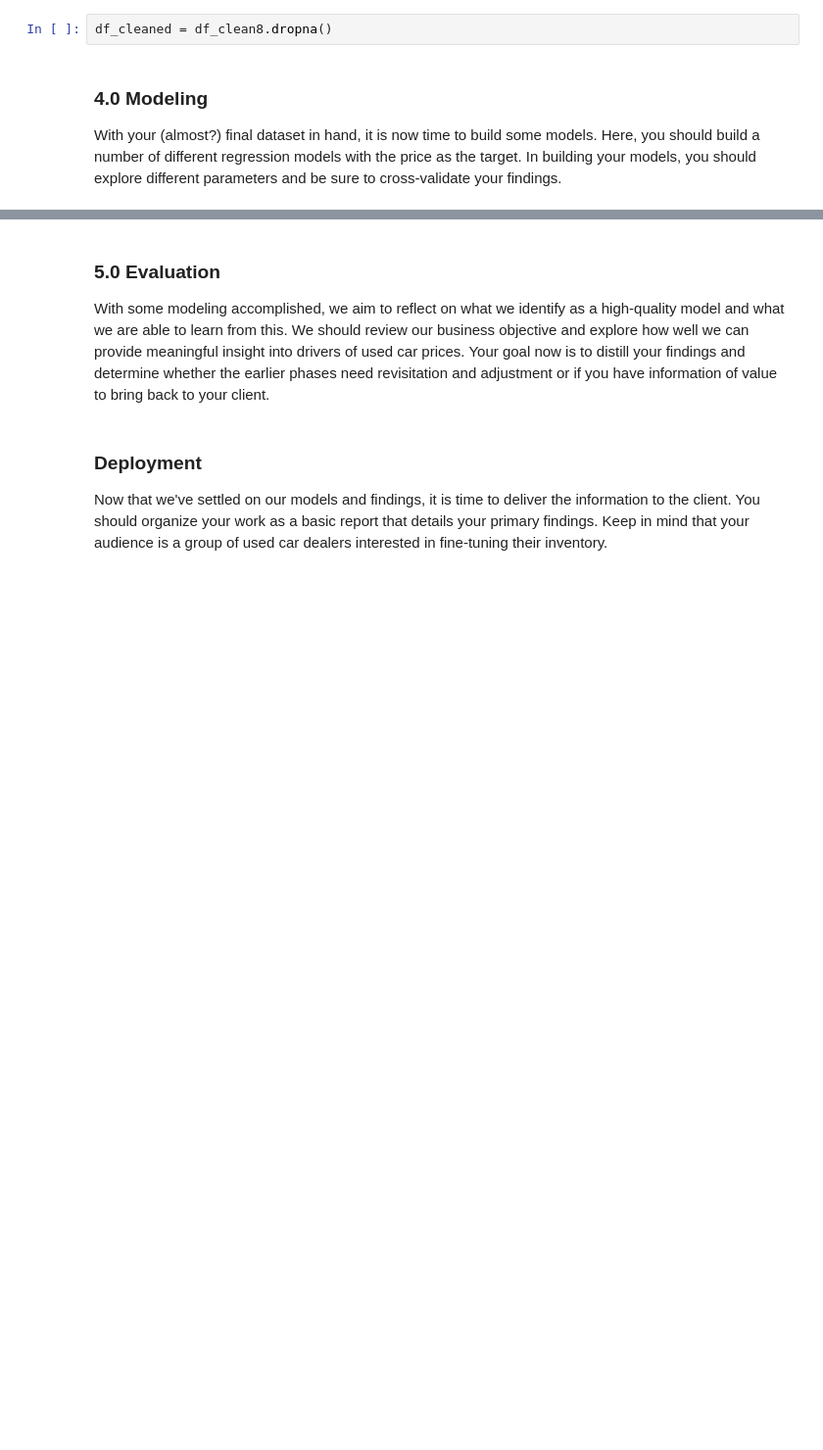
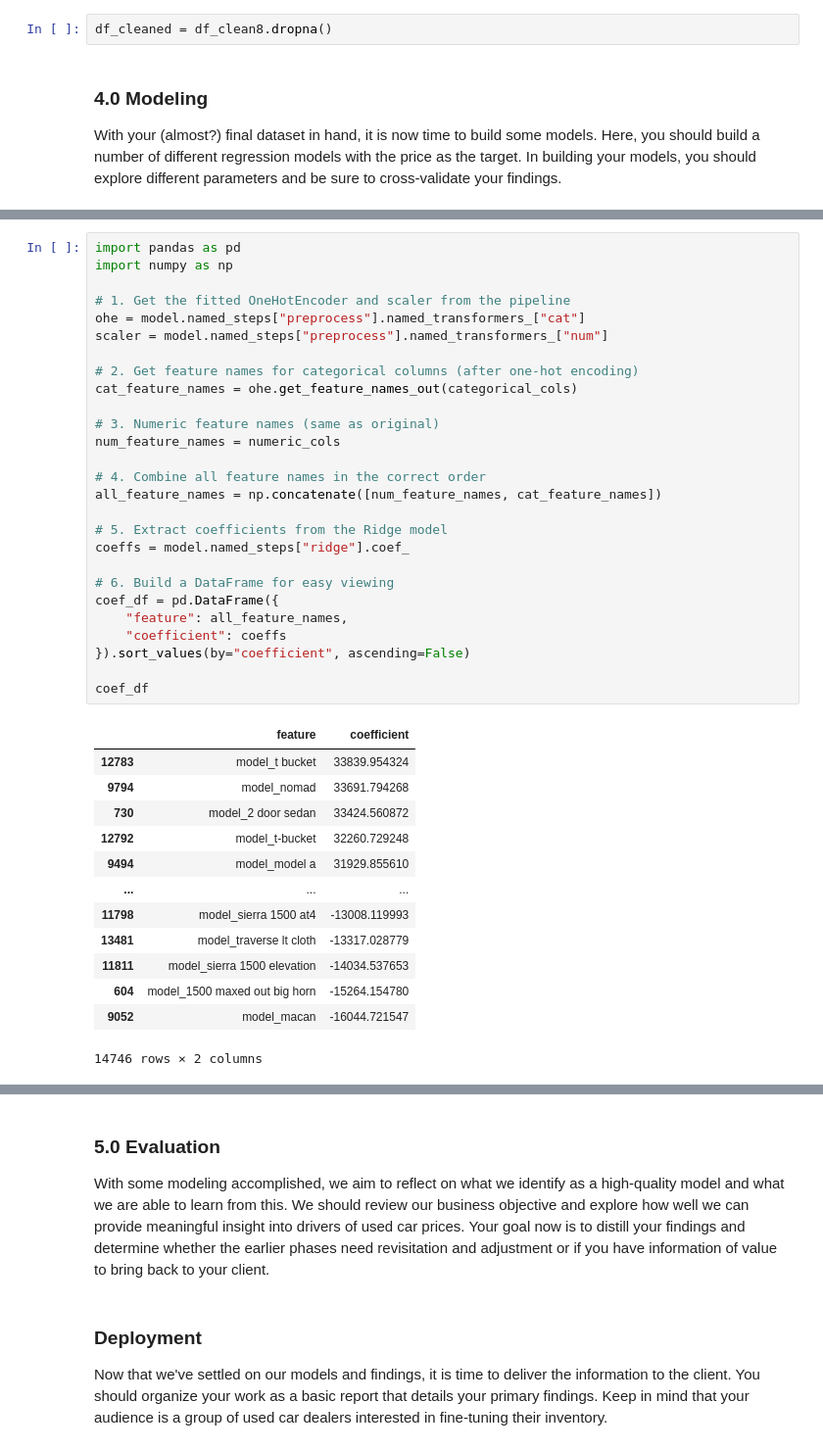
Before and after one commit to jeffreylgoode/what-drives-car-prices, a Jupyter notebook: notebooks/car_price_analysis.ipynb, the cells around one changed output, grey strips where cells are left out. Shown at 98% size. Saved outputs shown, nothing was run; the diff lists cells and outputs as text; blank space fills up the shorter version.

Commit message:
Initial modeling added.  Way complex, time to simplify.

```diff
--- a/notebooks/car_price_analysis.ipynb
+++ b/notebooks/car_price_analysis.ipynb
@@ -816,0 +879,41 @@ With your (almost?) final dataset in hand, it is now time to build some models.
+# %%
+import pandas as pd
+import numpy as np
+
+# 1. Get the fitted OneHotEncoder and scaler from the pipeline
+ohe = model.named_steps["preprocess"].named_transformers_["cat"]
+scaler = model.named_steps["preprocess"].named_transformers_["num"]
+
+# 2. Get feature names for categorical columns (after one-hot encoding)
+cat_feature_names = ohe.get_feature_names_out(categorical_cols)
+
+# 3. Numeric feature names (same as original)
+num_feature_names = numeric_cols
+
+# 4. Combine all feature names in the correct order
+all_feature_names = np.concatenate([num_feature_names, cat_feature_names])
+
+# 5. Extract coefficients from the Ridge model
+coeffs = model.named_steps["ridge"].coef_
+
+# 6. Build a DataFrame for easy viewing
+coef_df = pd.DataFrame({
+    "feature": all_feature_names,
+    "coefficient": coeffs
+}).sort_values(by="coefficient", ascending=False)
+
+coef_df
+# %% [output]
+|  | feature | coefficient |
+| 12783 | model_t bucket | 33839.954324 |
+| 9794 | model_nomad | 33691.794268 |
+| 730 | model_2 door sedan | 33424.560872 |
+| 12792 | model_t-bucket | 32260.729248 |
+| 9494 | model_model a | 31929.855610 |
+| ... | ... | ... |
+| 11798 | model_sierra 1500 at4 | -13008.119993 |
+| 13481 | model_traverse lt cloth | -13317.028779 |
+| 11811 | model_sierra 1500 elevation | -14034.537653 |
+| 604 | model_1500 maxed out big horn | -15264.154780 |
+| 9052 | model_macan | -16044.721547 |
+14746 rows × 2 columns
```
Also changed, not shown: parts of 3 cells of this notebook.
